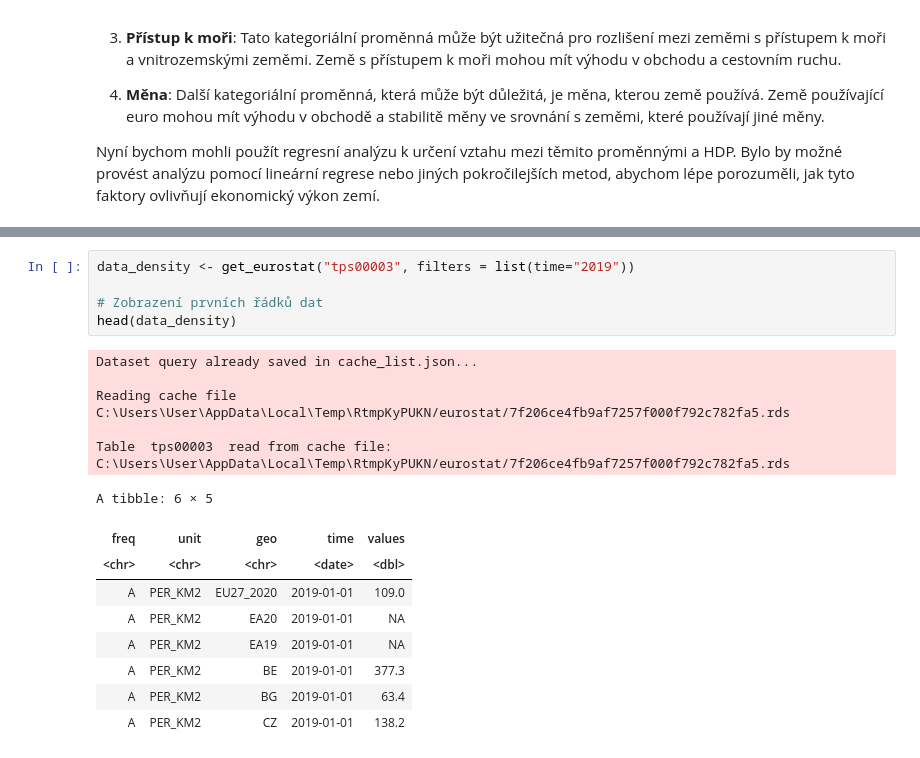
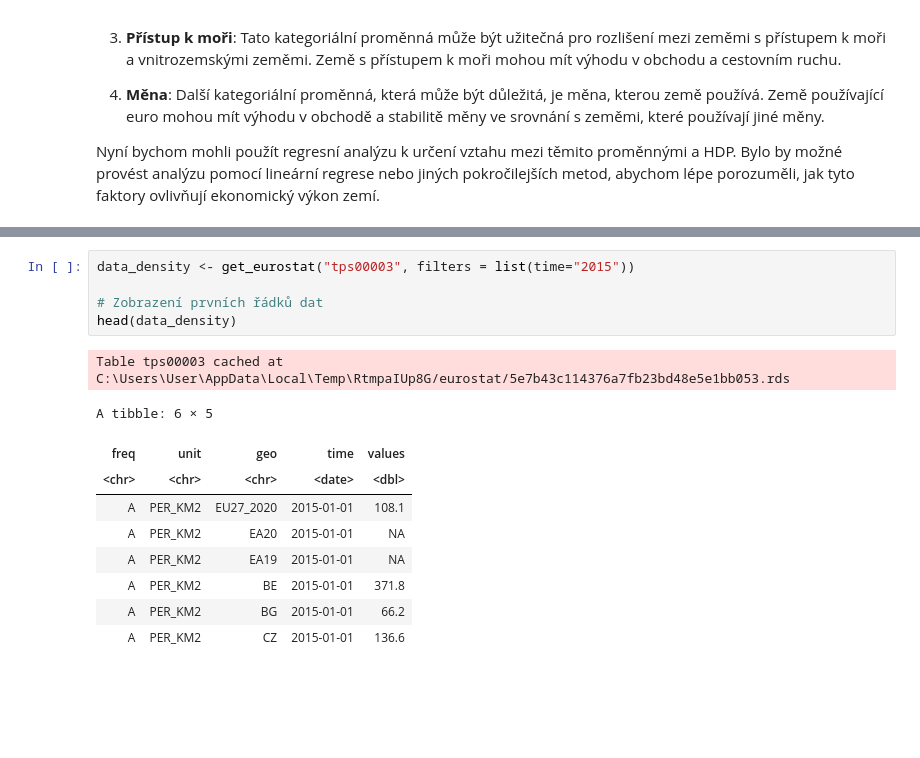
Before and after one commit to SychovaDaria/Prs, a Jupyter notebook: project 3/SP3.ipynb, the cells around one changed output, grey strips where cells are left out. Drawn from its saved outputs; the diff is of its cells as text; blank space fills up the shorter version.

```diff
--- a/project 3/SP3.ipynb
+++ b/project 3/SP3.ipynb
@@ -256,23 +265,19 @@ Pro získání dat o hustotě obyvatelstva z Eurostatu pro rok 2019 s pomocí id
 # %%
-data_density <- get_eurostat("tps00003", filters = list(time="2019"))
+data_density <- get_eurostat("tps00003", filters = list(time="2015"))
 
 # Zobrazení prvních řádků dat
 head(data_density)
 # %% [output]
-Dataset query already saved in cache_list.json...
-
-Reading cache file C:\Users\User\AppData\Local\Temp\RtmpKyPUKN/eurostat/7f206ce4fb9af7257f000f792c782fa5.rds
-
-Table  tps00003  read from cache file:  C:\Users\User\AppData\Local\Temp\RtmpKyPUKN/eurostat/7f206ce4fb9af7257f000f792c782fa5.rds
+Table tps00003 cached at C:\Users\User\AppData\Local\Temp\RtmpaIUp8G/eurostat/5e7b43c114376a7fb23bd48e5e1bb053.rds
 A tibble: 6 × 5
 | freq | unit | geo | time | values |
 | <chr> | <chr> | <chr> | <date> | <dbl> |
-| A | PER_KM2 | EU27_2020 | 2019-01-01 | 109.0 |
-| A | PER_KM2 | EA20 | 2019-01-01 | NA |
-| A | PER_KM2 | EA19 | 2019-01-01 | NA |
-| A | PER_KM2 | BE | 2019-01-01 | 377.3 |
-| A | PER_KM2 | BG | 2019-01-01 | 63.4 |
-| A | PER_KM2 | CZ | 2019-01-01 | 138.2 |
+| A | PER_KM2 | EU27_2020 | 2015-01-01 | 108.1 |
+| A | PER_KM2 | EA20 | 2015-01-01 | NA |
+| A | PER_KM2 | EA19 | 2015-01-01 | NA |
+| A | PER_KM2 | BE | 2015-01-01 | 371.8 |
+| A | PER_KM2 | BG | 2015-01-01 | 66.2 |
+| A | PER_KM2 | CZ | 2015-01-01 | 136.6 |
 # %%
 # Identifikace chybějících hodnot
 missing_values <- is.na(data_age)
```
Also changed, not shown: parts of 19 cells of this notebook.
